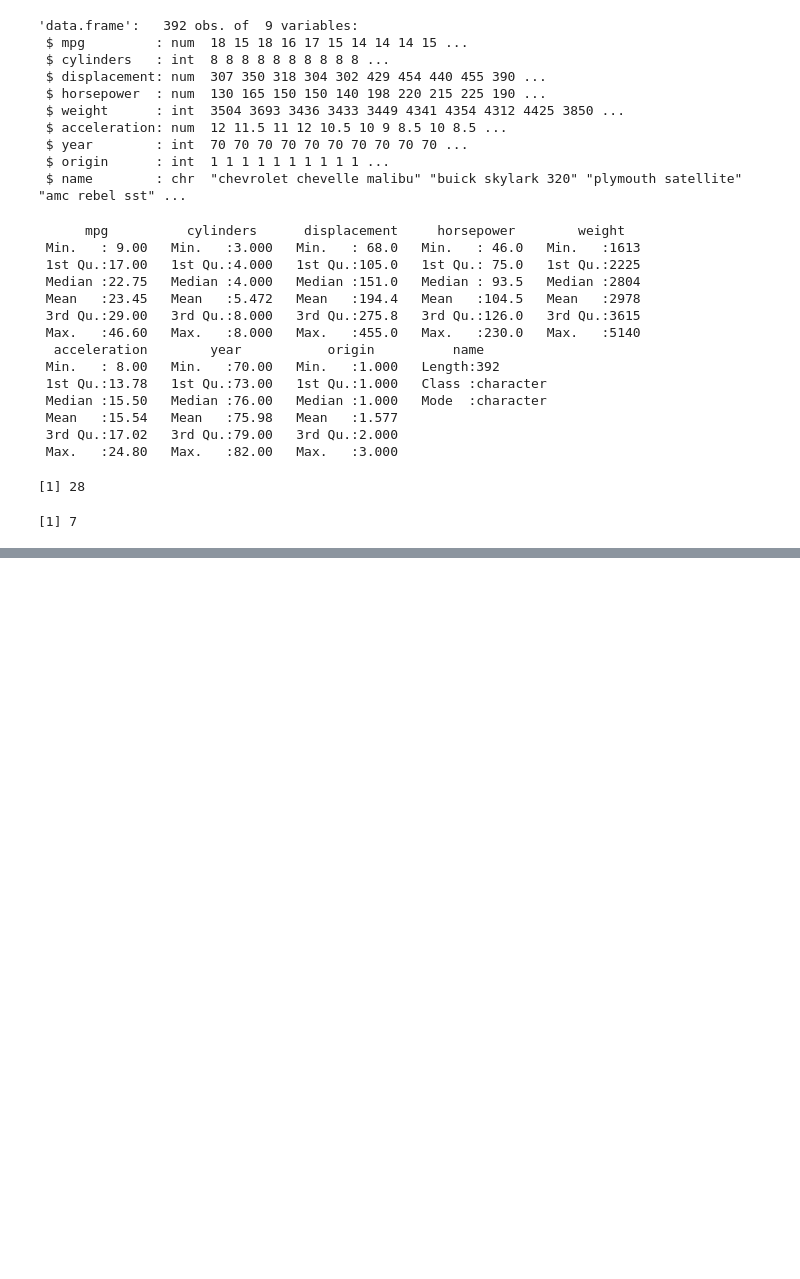
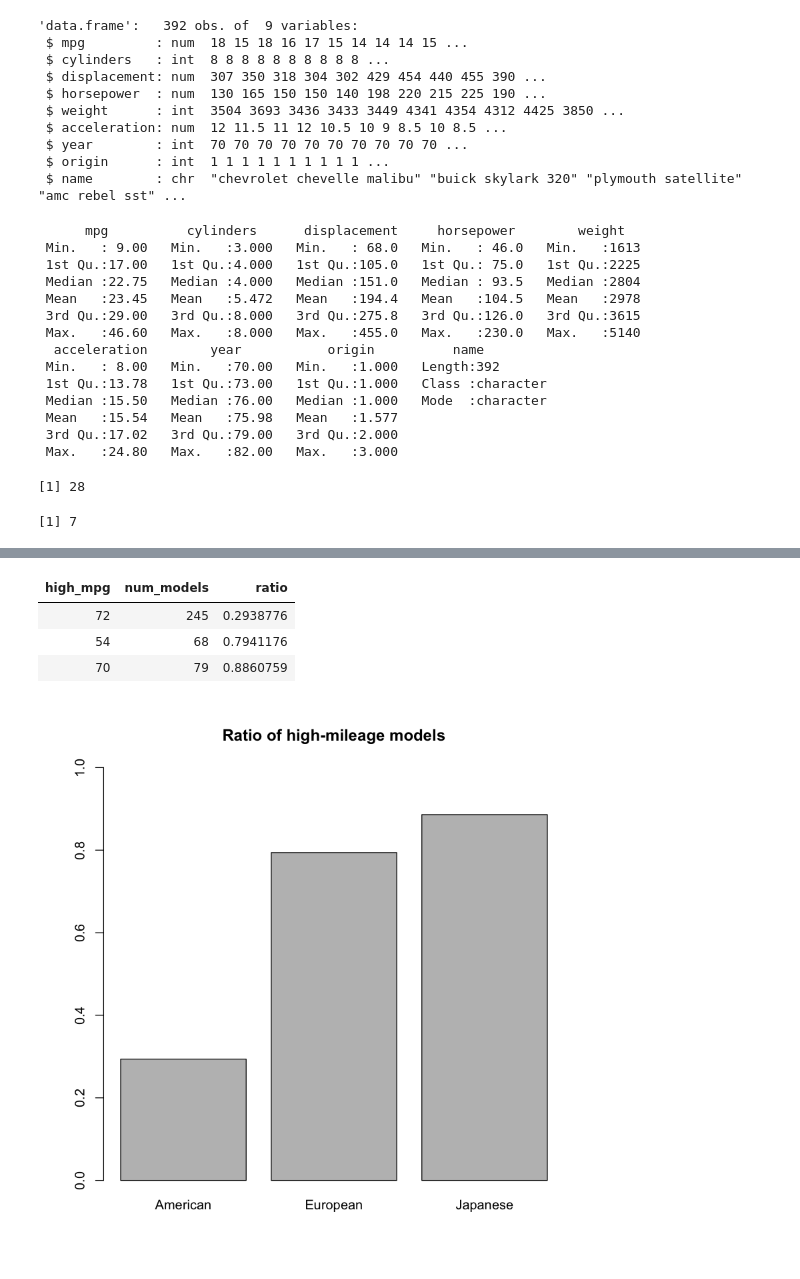
Before and after one commit to vincegiorno/data-analyst-data-test, a Jupyter notebook: Untitled.ipynb, the cells around one changed output, grey strips where cells are left out. Cells and saved outputs as stored; diff of their text form; code cells hidden in the pictures; blank space fills up the shorter version.

Commit message:
Up to origin barplot

```diff
--- a/Untitled.ipynb
+++ b/Untitled.ipynb
@@ -91,3 +91,18 @@ cars
 | 395 | 32 | 4 | 135 | 84 | 2295 | 11.6 | 82 | 1 | dodge rampage | ... |
 | 396 | 28 | 4 | 120 | 79 | 2625 | 18.6 | 82 | 1 | ford ranger | ... |
 | 397 | 31 | 4 | 119 | 82 | 2720 | 19.4 | 82 | 1 | chevy s-10 | ... |
+# %%
+origin_mpg <- data.frame(high_mpg = tapply(cars$mpg_binary, cars$origin, sum), num_models = tapply(cars$origin, cars$origin, length))
+# %%
+origin_mpg <- transform(origin_mpg, ratio = high_mpg/num_models)
+# %%
+origin_mpg
+# %% [output]
+| high_mpg | num_models | ratio |
+| 72 | 245 | 0.2938776 |
+| 54 | 68 | 0.7941176 |
+| 70 | 79 | 0.8860759 |
+# %%
+barplot(origin_mpg$ratio, names.arg=c('American', 'European', 'Japanese'), ylim=c(0, 1.0), main='Ratio of high-mileage models')
+# %% [output]
+[figure, added]
```
